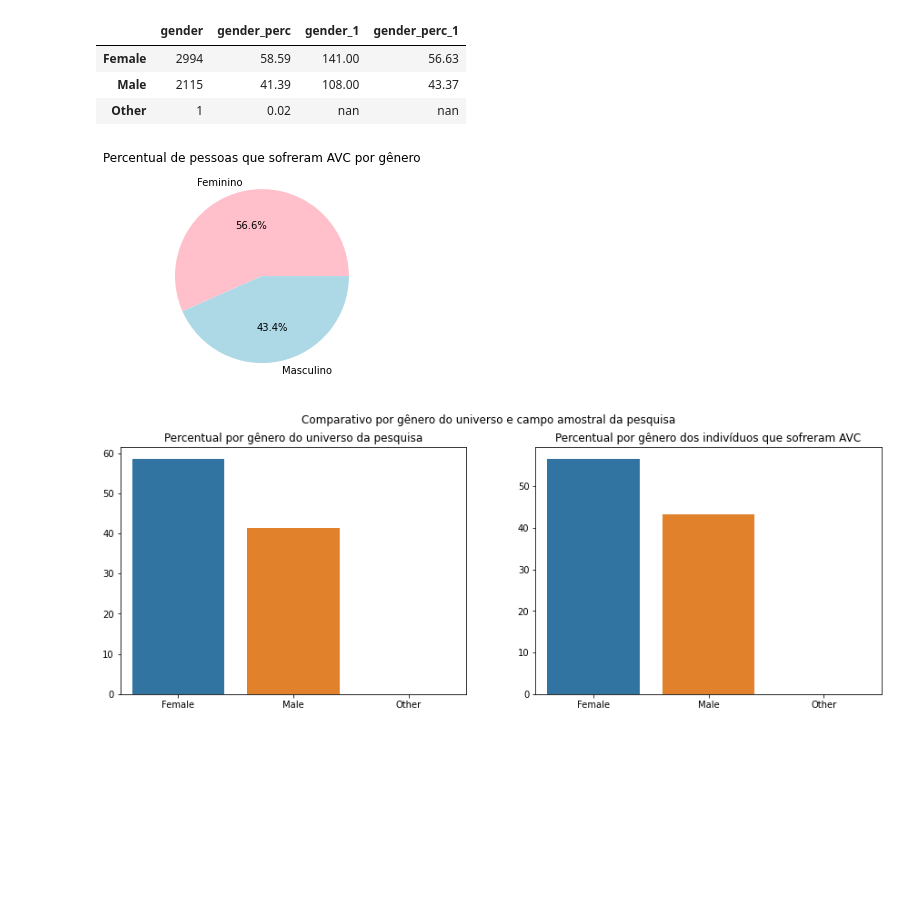
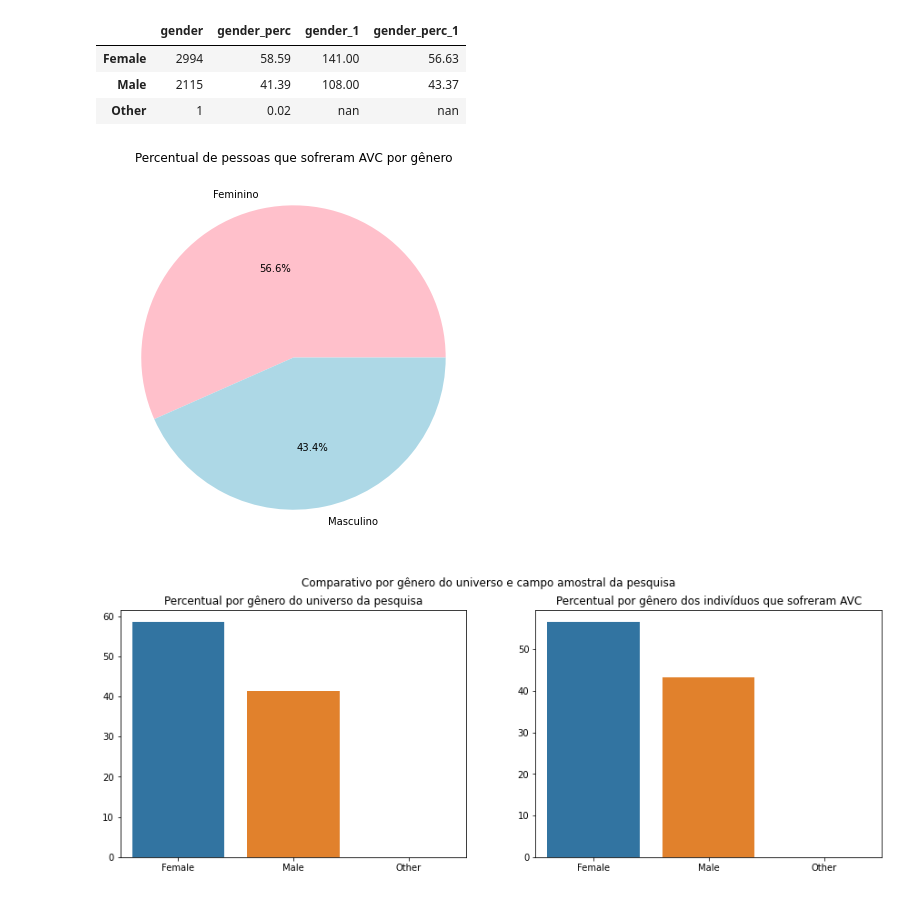
Before and after one commit to lucasma7/Exploratory_Analysis_Stroke, a Jupyter notebook: exploratory_analysis_stroke.ipynb, the cells around one changed output. Saved outputs shown, nothing was run; the diff lists cells and outputs as text; code cells hidden in the pictures; blank space fills up the shorter version.

Commit message:
Data Visualization I

```diff
--- a/exploratory_analysis_stroke.ipynb
+++ b/exploratory_analysis_stroke.ipynb
@@ -614,9 +579,9 @@ gender
 # %%
 gender["gender_perc_1"].dropna().plot.pie(title="Percentual de pessoas que sofreram AVC por gênero",
                                  ylabel='', colors=['pink', 'lightblue'], autopct='%1.1f%%',
-                                 labels=["Feminino", "Masculino", ""]);
+                                 labels=["Feminino", "Masculino", ""], figsize=(13,7));
 # %% [output]
-[figure, old version]
+[figure, new version]
 # %%
 fig, axes = plt.subplots(1, 2, figsize=(15, 5))
 fig.suptitle('Comparativo por gênero do universo e campo amostral da pesquisa')
```
Also changed, not shown: parts of 28 cells of this notebook.
